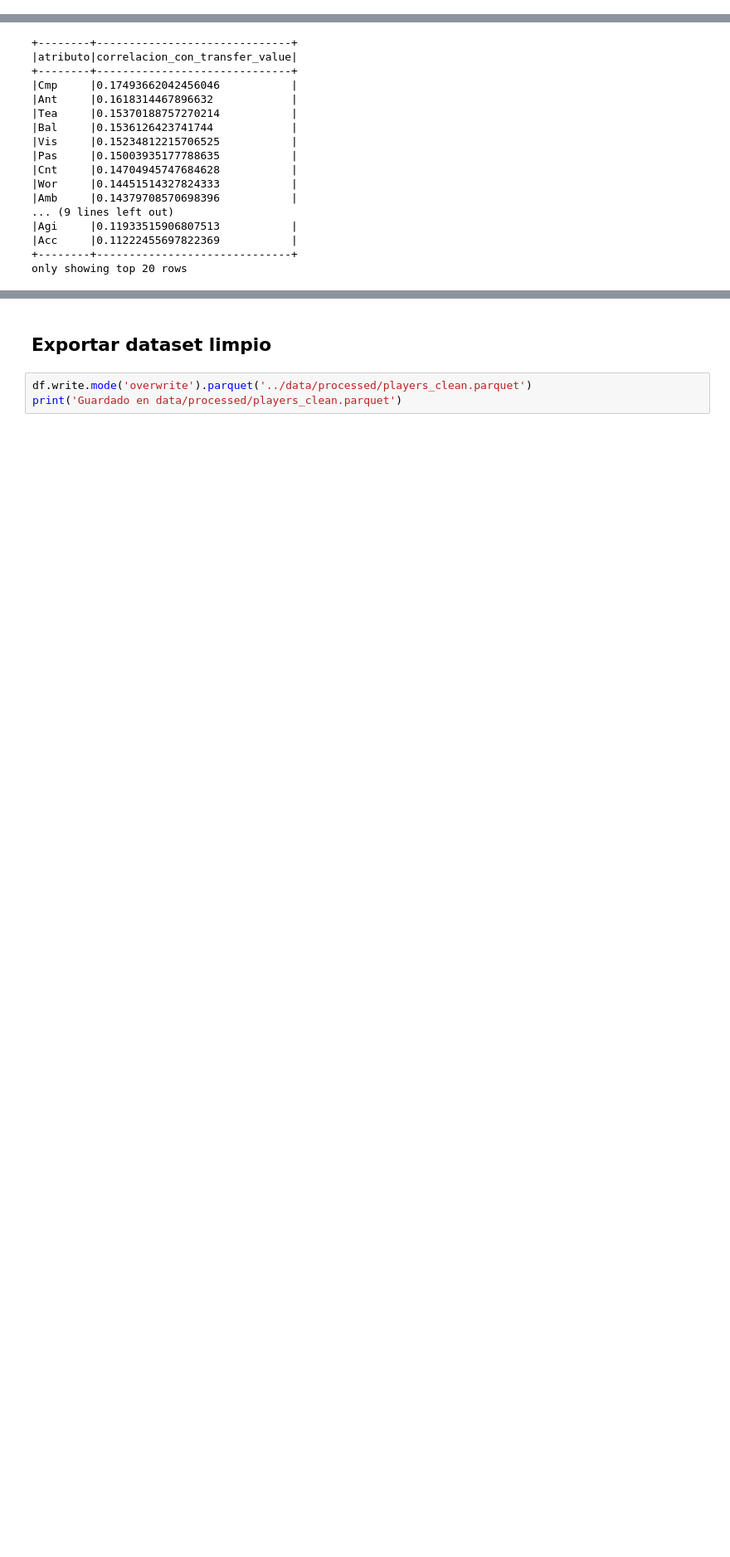
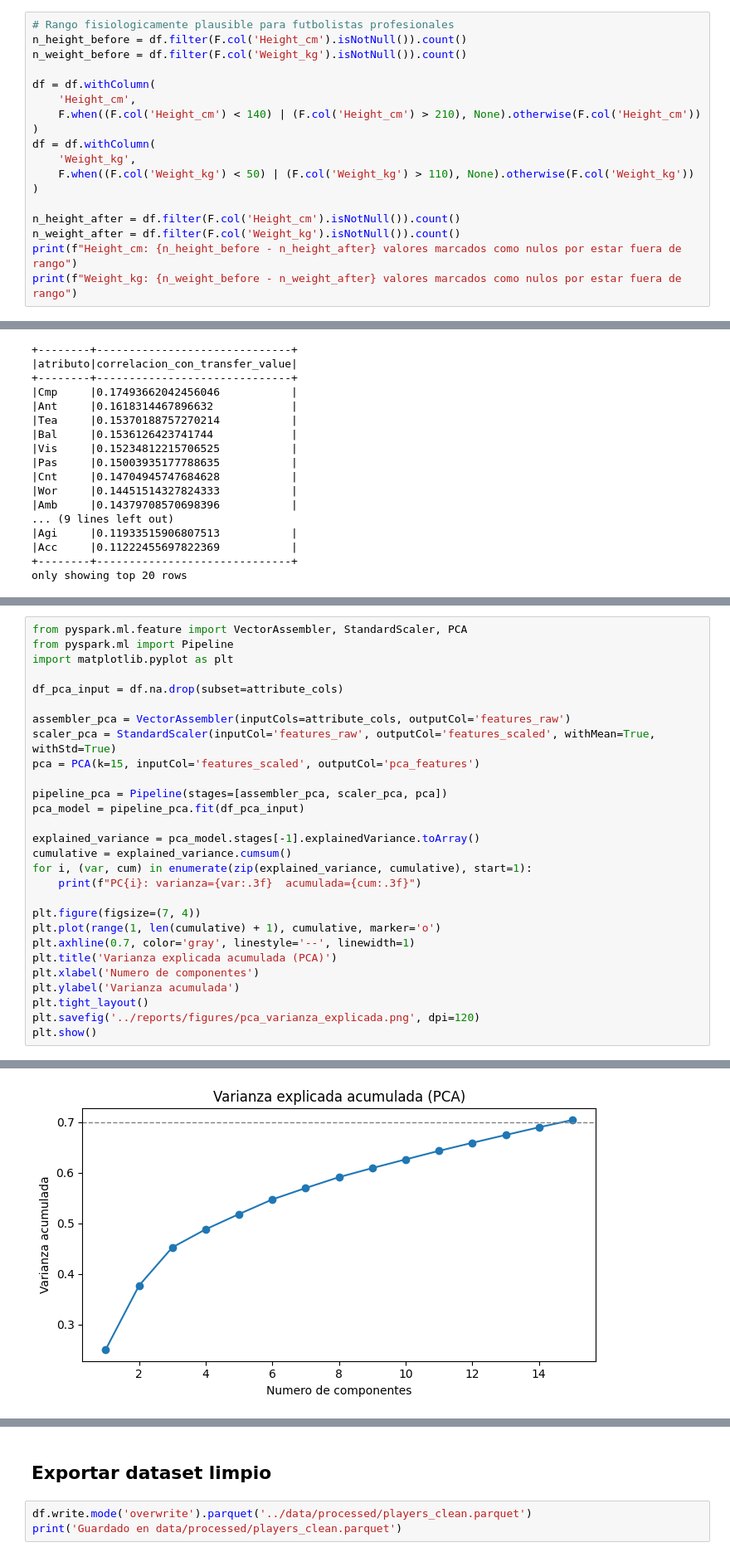
Before and after one commit to RodrigoAGA/proyecto-bigdata-scouting, a Jupyter notebook: notebooks/01_eda.ipynb, the cells around one changed output, grey strips where cells are left out. Shown at 83% size. Drawn from its saved outputs; the diff is of its cells as text; blank space fills up the shorter version.

Commit message:
ultimos reportes generados

```diff
--- a/notebooks/01_eda.ipynb
+++ b/notebooks/01_eda.ipynb
@@ -156,0 +201,18 @@ Transfer_Value_num nulo: 2051
+# %%
+# Rango fisiologicamente plausible para futbolistas profesionales
+n_height_before = df.filter(F.col('Height_cm').isNotNull()).count()
+n_weight_before = df.filter(F.col('Weight_kg').isNotNull()).count()
+
+df = df.withColumn(
+    'Height_cm',
+    F.when((F.col('Height_cm') < 140) | (F.col('Height_cm') > 210), None).otherwise(F.col('Height_cm'))
+)
+df = df.withColumn(
+    'Weight_kg',
+    F.when((F.col('Weight_kg') < 50) | (F.col('Weight_kg') > 110), None).otherwise(F.col('Weight_kg'))
+)
+
+n_height_after = df.filter(F.col('Height_cm').isNotNull()).count()
+n_weight_after = df.filter(F.col('Weight_kg').isNotNull()).count()
+print(f"Height_cm: {n_height_before - n_height_after} valores marcados como nulos por estar fuera de rango")
+print(f"Weight_kg: {n_weight_before - n_weight_after} valores marcados como nulos por estar fuera de rango")
@@ -197,0 +277,29 @@ only showing top 20 rows
+# %%
+from pyspark.ml.feature import VectorAssembler, StandardScaler, PCA
+from pyspark.ml import Pipeline
+import matplotlib.pyplot as plt
+
+df_pca_input = df.na.drop(subset=attribute_cols)
+
+assembler_pca = VectorAssembler(inputCols=attribute_cols, outputCol='features_raw')
+scaler_pca = StandardScaler(inputCol='features_raw', outputCol='features_scaled', withMean=True, withStd=True)
+pca = PCA(k=15, inputCol='features_scaled', outputCol='pca_features')
+
+pipeline_pca = Pipeline(stages=[assembler_pca, scaler_pca, pca])
+pca_model = pipeline_pca.fit(df_pca_input)
+
+explained_variance = pca_model.stages[-1].explainedVariance.toArray()
+cumulative = explained_variance.cumsum()
+for i, (var, cum) in enumerate(zip(explained_variance, cumulative), start=1):
+    print(f"PC{i}: varianza={var:.3f}  acumulada={cum:.3f}")
+
+plt.figure(figsize=(7, 4))
+plt.plot(range(1, len(cumulative) + 1), cumulative, marker='o')
+plt.axhline(0.7, color='gray', linestyle='--', linewidth=1)
+plt.title('Varianza explicada acumulada (PCA)')
+plt.xlabel('Numero de componentes')
+plt.ylabel('Varianza acumulada')
+plt.tight_layout()
+plt.savefig('../reports/figures/pca_varianza_explicada.png', dpi=120)
+plt.show()
+# %% [output]
@@ -197,0 +324 @@ only showing top 20 rows
+[figure, added]
```
Also changed, not shown: parts of 10 cells of this notebook, 6 other files.
